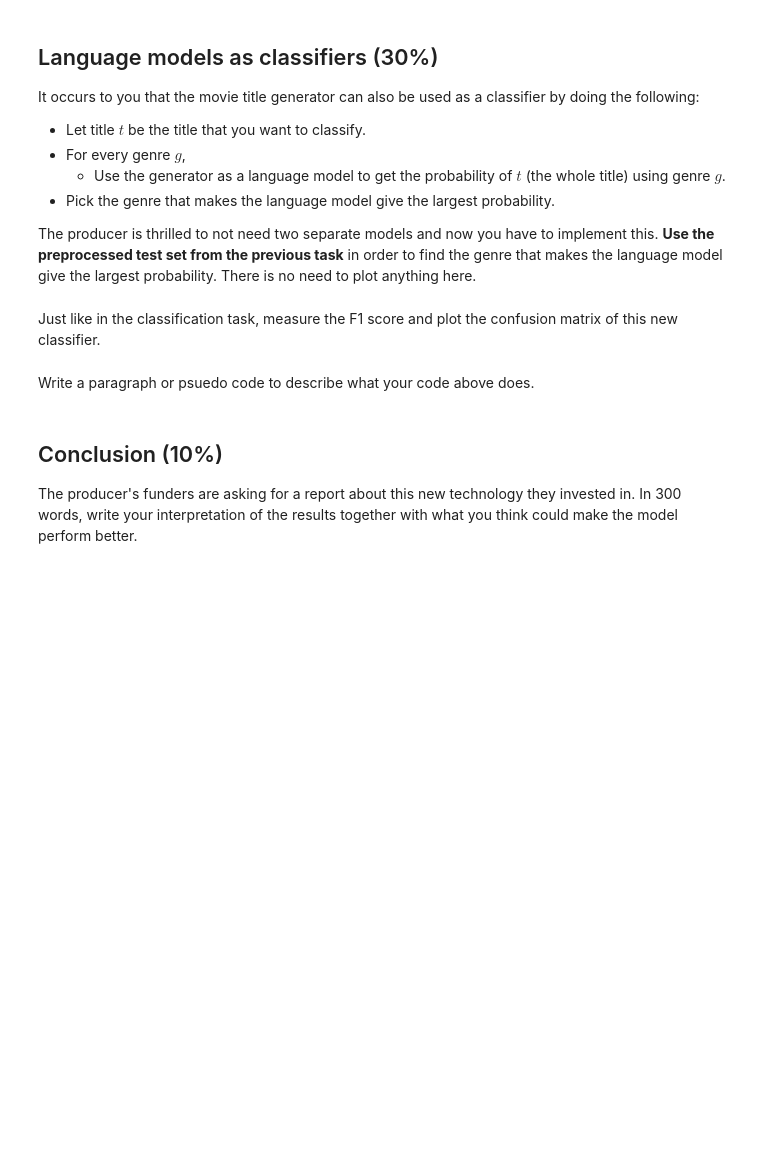
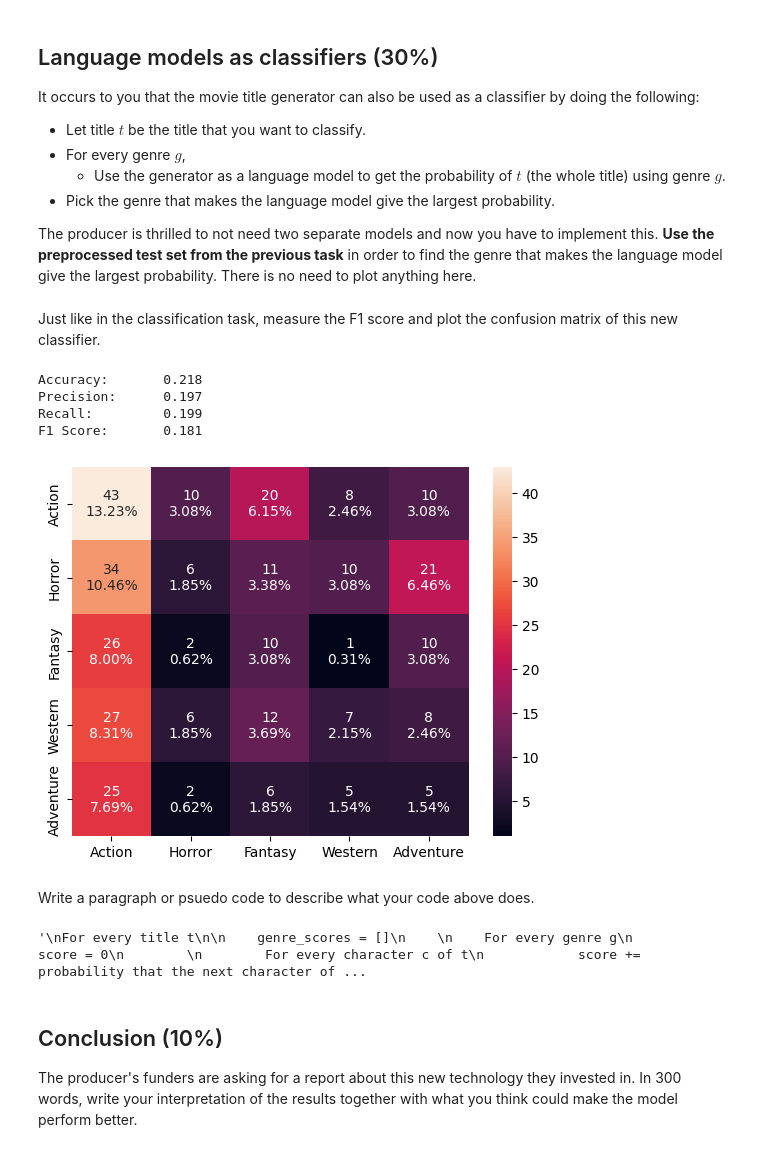
Before and after one commit to GabrielFreeze/llt3511, a Jupyter notebook: movie_titles.ipynb, the cells around one changed output. Cells and saved outputs as stored; diff of their text form; code cells hidden in the pictures; blank space fills up the shorter version.

```diff
--- a/movie_titles.ipynb
+++ b/movie_titles.ipynb
@@ -642,4 +700,28 @@ There is no need to plot anything here.
 # %% [markdown]
 Just like in the classification task, measure the F1 score and plot the confusion matrix of this new classifier.
+# %%
+actual     = torch.argmax(test_genres.cpu(), dim=1).tolist()
+
+cm = sklearn.metrics.confusion_matrix(actual, prediction)
+count      = ["{0:0.0f}".format(v) for v in cm.flatten()]
+percentage = ["{0:.2%}".format(v) for v in cm.flatten()/np.sum(cm)]
+labels = np.asarray([f"{v1}\n{v2}" for v1, v2 in
+          zip(count,percentage)]).reshape(5,5)
+
+sns.heatmap(cm,fmt='',annot=labels,
+            xticklabels=cat2idx.keys(),yticklabels=cat2idx.keys())
+
+#Generate Accuracy, Precision, Recall, F1 Score
+print('Accuracy:\t%.3f'%  sklearn.metrics.accuracy_score (prediction, actual))
+print('Precision:\t%.3f'% sklearn.metrics.precision_score(prediction, actual, average='macro'))
+print('Recall:  \t%.3f'%  sklearn.metrics.recall_score   (prediction, actual, average='macro'))
+print('F1 Score:\t%.3f'%  sklearn.metrics.f1_score       (prediction, actual, average='macro'))
+print()
+# %% [output]
+Accuracy:       0.218
+Precision:      0.197
+Recall:         0.199
+F1 Score:       0.181
+[figure, added]
 # %% [markdown]
 Write a paragraph or psuedo code to describe what your code above does.
@@ -650,3 +728,29 @@ Write a paragraph or psuedo code to describe what your code above does.
+# %%
+'''
+genre_probabilities = []
+
+For every genre g
+    title_probs = []
+
+    Get the log probabilities of the next character given every
+    prefix of every title given g
+
+    title_probs = Get the probability of every title by summing up the individual log
+    probabilities of the actual next character given the prefix, and then exponentiating it.
+
+    genre_probabilities.append(title_probs)
+
+transpose genre_probabilities in order to get the different genre probability
+for every title
+
+choose the highest probability outof the 5 genres for every title,
+and let that be the predicted genre
+
+
+
+'''
+# %% [output]
+'\nFor every title t\n\n    genre_scores = []\n    \n    For every genre g\n        score = 0\n        \n        For every character c of t\n            score += probability that the next character of ...
 # %% [markdown]
 ## Conclusion (10%)
 
```
Also changed, not shown: parts of 15 cells of this notebook, 4 other files.
